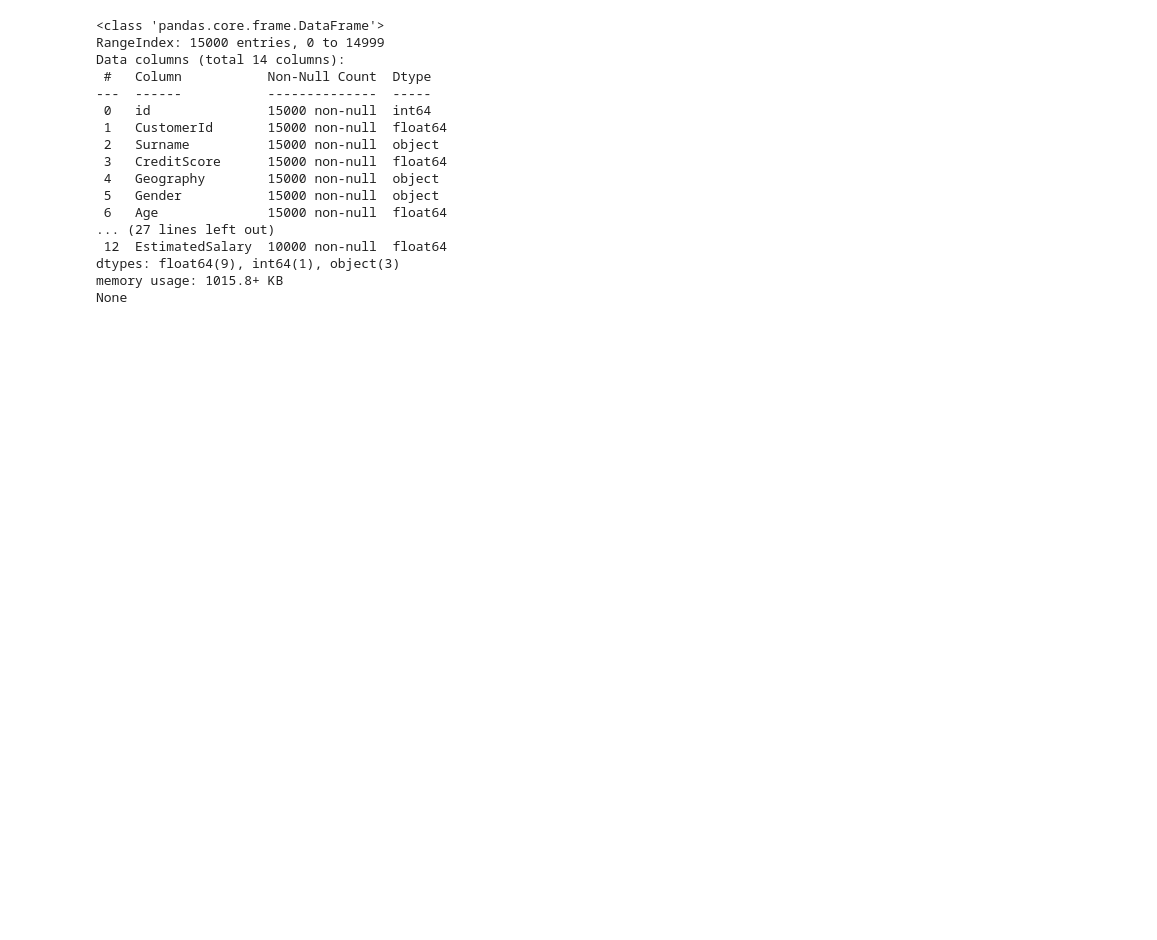
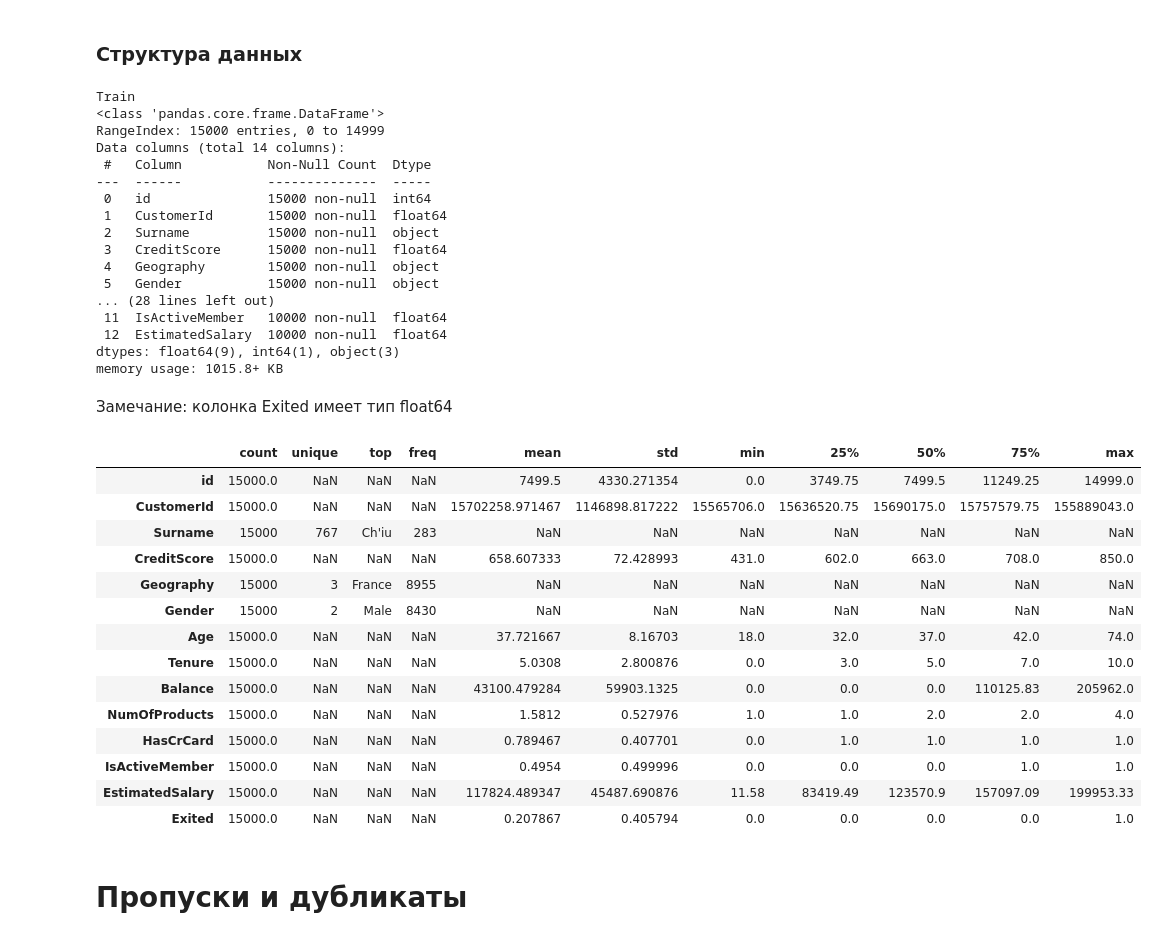
Before and after one commit to Plashka320/Bank-Customer-Churn-Prediction, a Jupyter notebook: 01_data_cleaning.ipynb, the cells around one changed output. Drawn from its saved outputs; the diff is of its cells as text; code cells hidden in the pictures; blank space fills up the shorter version.

Commit message:
обновил файл предобработки данных, добавил гит игнор, изменились тест и трэин

```diff
--- a/01_data_cleaning.ipynb
+++ b/01_data_cleaning.ipynb
@@ -40,7 +42,13 @@ max      199992.480000
+# %% [markdown]
+### Структура данных
 # %%
-print(df.info())
-print(test.info())
+print("Train")
+train_raw.info()
+
+print("\nTest")
+test_raw.info()
 # %% [output]
+Train
 <class 'pandas.core.frame.DataFrame'>
 RangeIndex: 15000 entries, 0 to 14999
 Data columns (total 14 columns):
@@ -52,9 +60,8 @@ Data columns (total 14 columns):
  3   CreditScore      15000 non-null  float64
  4   Geography        15000 non-null  object
  5   Gender           15000 non-null  object
- 6   Age              15000 non-null  float64
-... (27 lines left out)
+... (28 lines left out)
+ 11  IsActiveMember   10000 non-null  float64
  12  EstimatedSalary  10000 non-null  float64
 dtypes: float64(9), int64(1), object(3)
 memory usage: 1015.8+ KB
-None
@@ -63 +68,23 @@ None
+# %% [markdown]
+Замечание: колонка Exited имеет тип float64
+# %%
+train_raw.describe(include="all").T
+# %% [output]
+|  | count | unique | top | freq | mean | std | min | 25% | 50% | 75% | max |
+| id | 15000.0 | NaN | NaN | NaN | 7499.5 | 4330.271354 | 0.0 | 3749.75 | 7499.5 | 11249.25 | 14999.0 |
+| CustomerId | 15000.0 | NaN | NaN | NaN | 15702258.971467 | 1146898.817222 | 15565706.0 | 15636520.75 | 15690175.0 | 15757579.75 | 155889043.0 |
+| Surname | 15000 | 767 | Ch'iu | 283 | NaN | NaN | NaN | NaN | NaN | NaN | NaN |
+| CreditScore | 15000.0 | NaN | NaN | NaN | 658.607333 | 72.428993 | 431.0 | 602.0 | 663.0 | 708.0 | 850.0 |
+| Geography | 15000 | 3 | France | 8955 | NaN | NaN | NaN | NaN | NaN | NaN | NaN |
+| Gender | 15000 | 2 | Male | 8430 | NaN | NaN | NaN | NaN | NaN | NaN | NaN |
+| Age | 15000.0 | NaN | NaN | NaN | 37.721667 | 8.16703 | 18.0 | 32.0 | 37.0 | 42.0 | 74.0 |
+| Tenure | 15000.0 | NaN | NaN | NaN | 5.0308 | 2.800876 | 0.0 | 3.0 | 5.0 | 7.0 | 10.0 |
+| Balance | 15000.0 | NaN | NaN | NaN | 43100.479284 | 59903.1325 | 0.0 | 0.0 | 0.0 | 110125.83 | 205962.0 |
+| NumOfProducts | 15000.0 | NaN | NaN | NaN | 1.5812 | 0.527976 | 1.0 | 1.0 | 2.0 | 2.0 | 4.0 |
+| HasCrCard | 15000.0 | NaN | NaN | NaN | 0.789467 | 0.407701 | 0.0 | 1.0 | 1.0 | 1.0 | 1.0 |
+| IsActiveMember | 15000.0 | NaN | NaN | NaN | 0.4954 | 0.499996 | 0.0 | 0.0 | 0.0 | 1.0 | 1.0 |
+| EstimatedSalary | 15000.0 | NaN | NaN | NaN | 117824.489347 | 45487.690876 | 11.58 | 83419.49 | 123570.9 | 157097.09 | 199953.33 |
+| Exited | 15000.0 | NaN | NaN | NaN | 0.207867 | 0.405794 | 0.0 | 0.0 | 0.0 | 0.0 | 1.0 |
+# %% [markdown]
+# Пропуски и дубликаты
 # %%
```
Also changed, not shown: parts of 23 cells of this notebook, 3 other files.
